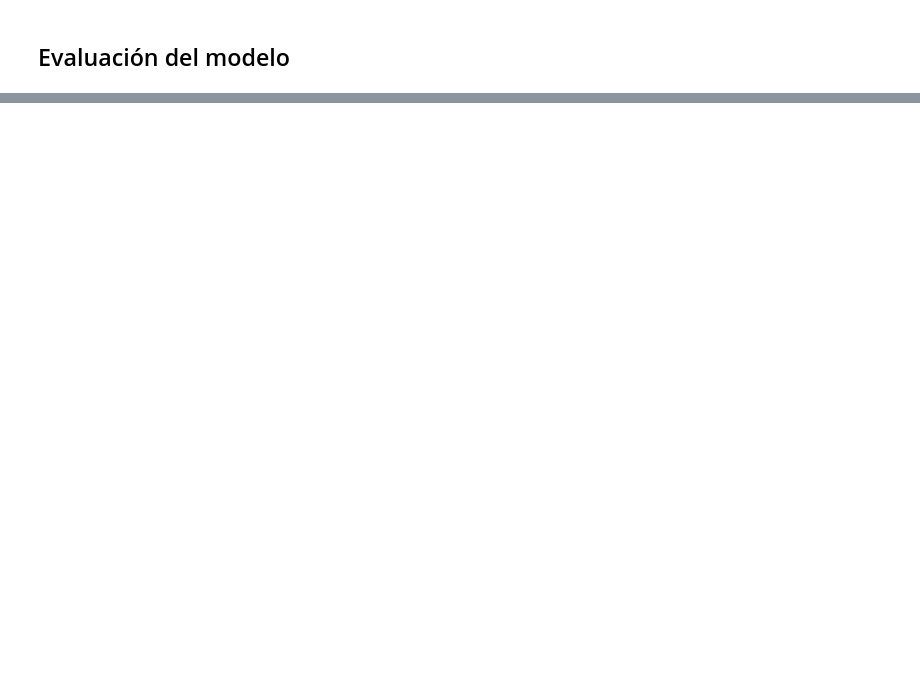
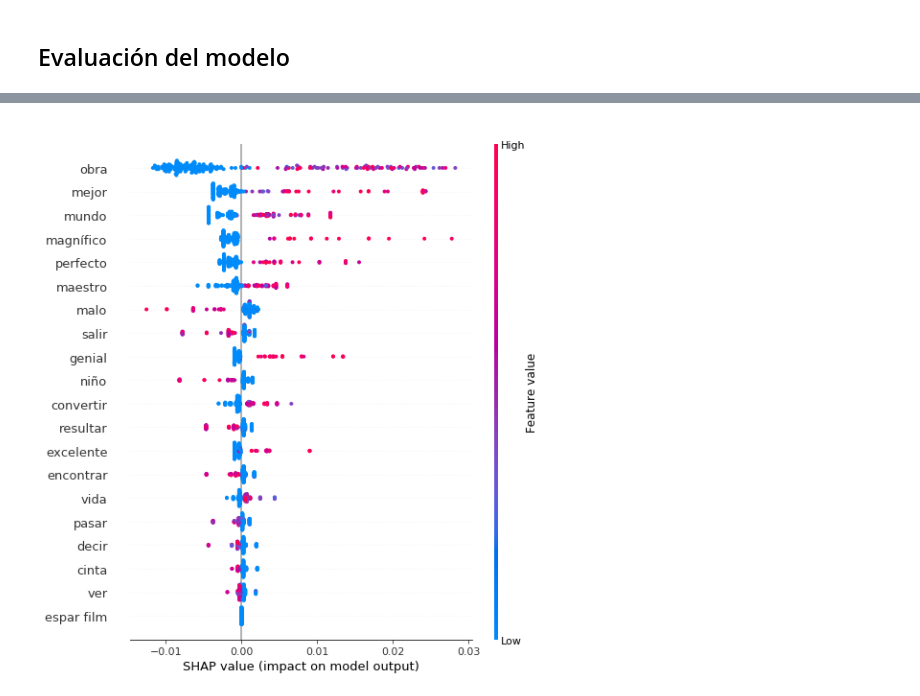
Before and after one commit to ignaciogatti/entrevista-ignaciogatti, a Jupyter notebook: Clasificador Xgboost Cliengo.ipynb, the cells around one changed output, grey strips where cells are left out. Saved outputs shown, nothing was run; the diff lists cells and outputs as text; code cells hidden in the pictures; blank space fills up the shorter version.

```diff
--- a/Clasificador Xgboost Cliengo.ipynb
+++ b/Clasificador Xgboost Cliengo.ipynb
@@ -103,4 +107,2 @@ clf = xgb.XGBClassifier(colsample_bytree = 0.3, learning_rate = 0.1, max_depth =
 # %% [markdown]
 ## Evaluación del modelo
-# %%
-xg_clf = xgb.train(params=param, dtrain=data_dmatrix, num_boost_round=10)
@@ -111,0 +170,10 @@ xgb.plot_importance(xg_clf)
+# %%
+import graphviz
+import shap
+
+#Path for using shap library
+model_bytearray = xg_clf.save_raw()[4:]
+def myfun(self=None):
+    return model_bytearray
+
+xg_clf.save_raw = myfun
@@ -111,0 +182,5 @@ xgb.plot_importance(xg_clf)
+# %%
+pred = xg_clf.predict(dtest, output_margin=True)
+explainer = shap.TreeExplainer(xg_clf)
+shap_values = explainer.shap_values(dtest)
+np.abs(shap_values.sum(1) + explainer.expected_value - pred).max()
@@ -111,0 +193,4 @@ xgb.plot_importance(xg_clf)
+# %%
+shap.summary_plot(shap_values, X_test)
+# %% [output]
+[figure, added]
```
Also changed, not shown: parts of 24 cells of this notebook, 2 other files.
